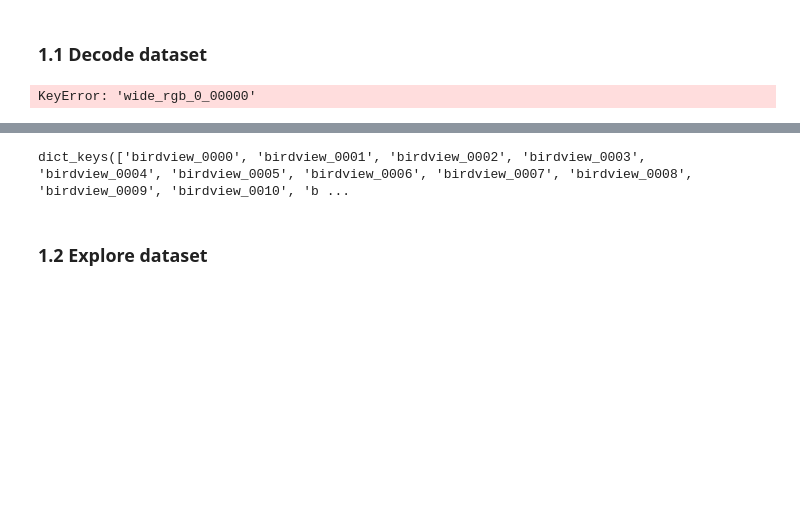
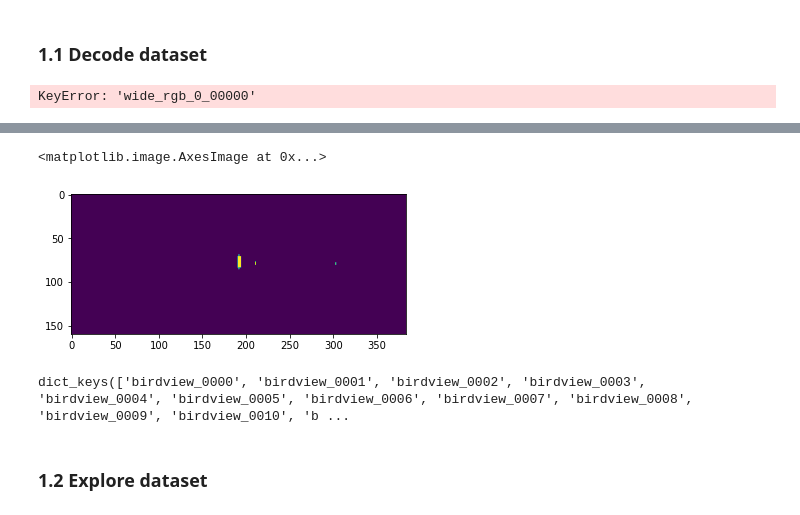
Before and after one commit to mael25/CBS2, a Jupyter notebook: Notebooks/cbs2DatasetReader.ipynb, the cells around one changed output, grey strips where cells are left out. Cells and saved outputs as stored; diff of their text form; code cells hidden in the pictures; blank space fills up the shorter version.

```diff
--- a/Notebooks/cbs2DatasetReader.ipynb
+++ b/Notebooks/cbs2DatasetReader.ipynb
@@ -371,3 +388,9 @@ plt.imshow(rgb)
+# %%
+seg = decode_frame(900)['segmentation']
+plt.imshow(seg==18)
+# %% [output]
+<matplotlib.image.AxesImage at 0x...>
+[figure, added]
 # %%
 dataset.keys()
 # %% [output]
```
Also changed, not shown: parts of 3 cells of this notebook, 15 other files.
